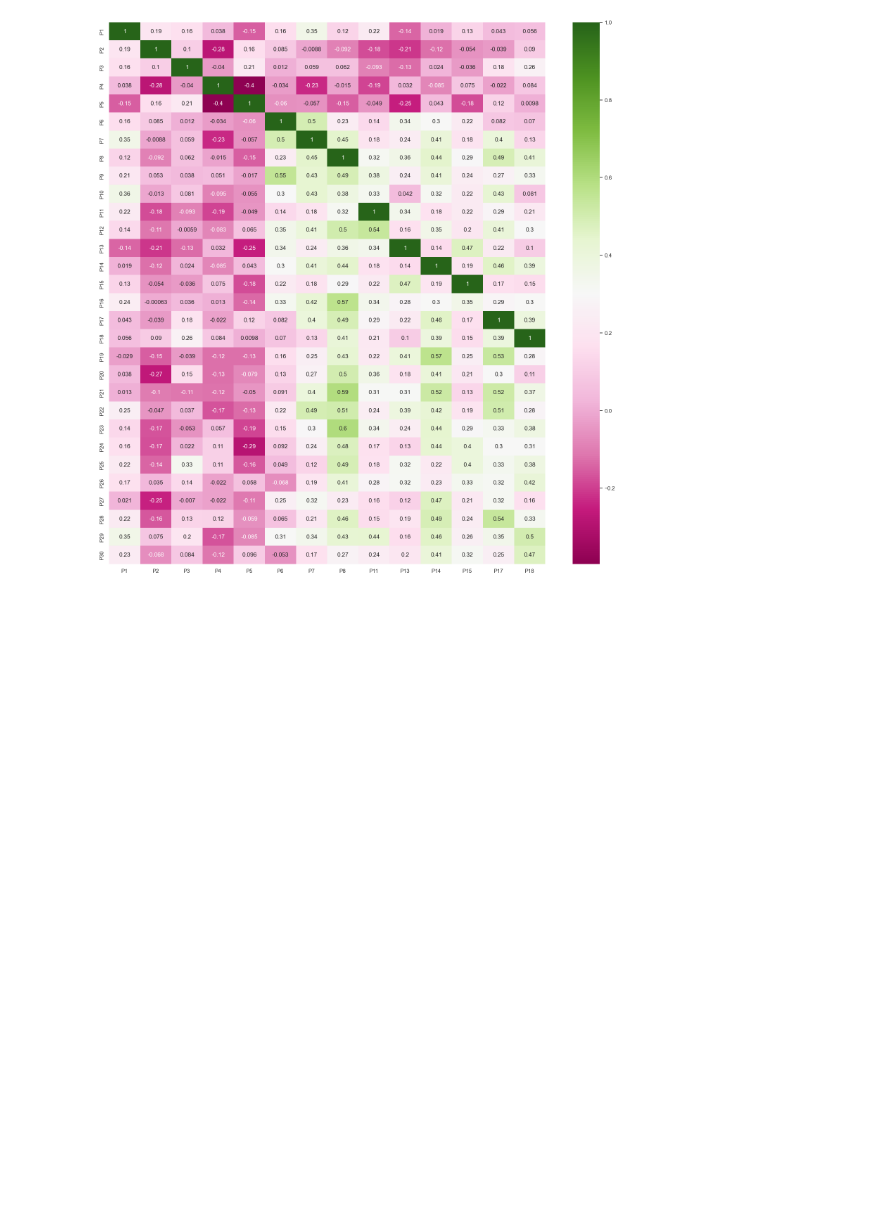
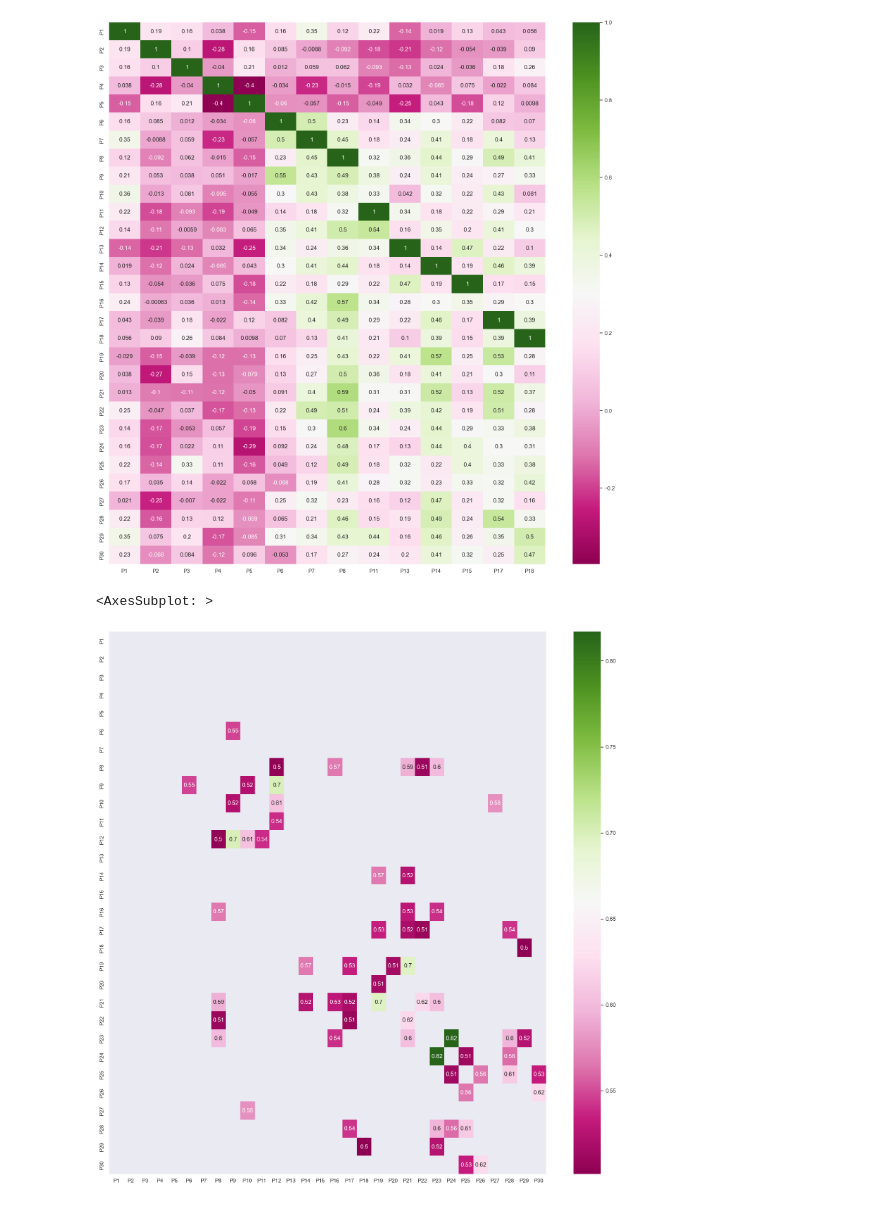
Before and after one commit to ridexmoler/correlaciones, a Jupyter notebook: correlaciones.ipynb, the cells around one changed output. Saved outputs shown, nothing was run; the diff lists cells and outputs as text; code cells hidden in the pictures; blank space fills up the shorter version.

```diff
--- a/correlaciones.ipynb
+++ b/correlaciones.ipynb
@@ -43,4 +43,10 @@ sns.heatmap(corr_matrix_filter, cmap="PiYG", annot=True)
 <AxesSubplot: >
 [figure]
 # %%
-filteredDf = corr_matrix[((corr_matrix >= .5) | (corr_matrix <= -.5)) & (corr_matrix !=1.000)]
+corr_matrix_filter_5 = corr_matrix[((corr_matrix >= .5) | (corr_matrix <= -.5)) & (corr_matrix !=1.000)]
+# %%
+sns.set (rc = {"figure.figsize" :( 20 , 20 )})
+sns.heatmap(corr_matrix_filter_5, cmap="PiYG", annot=True)
+# %% [output]
+<AxesSubplot: >
+[figure, added]
```
